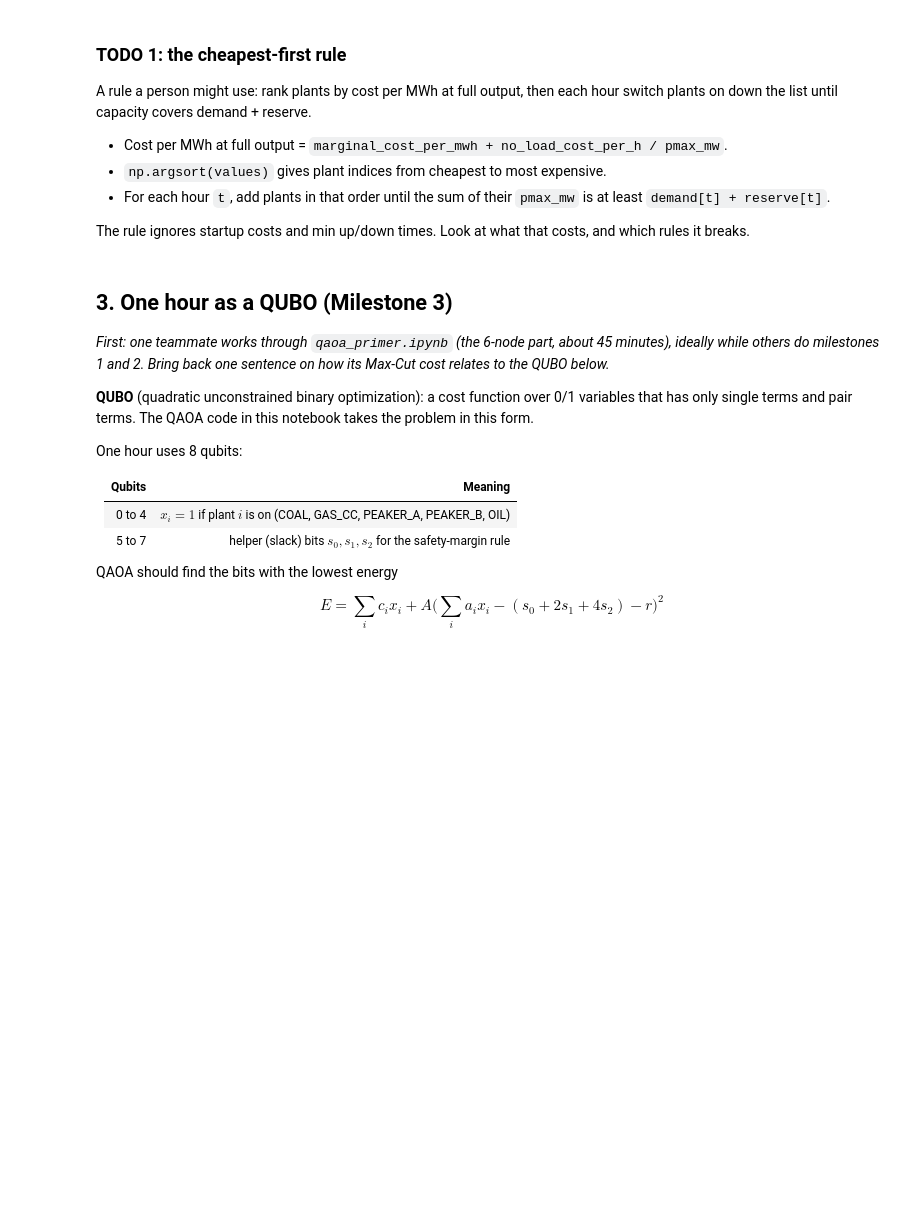
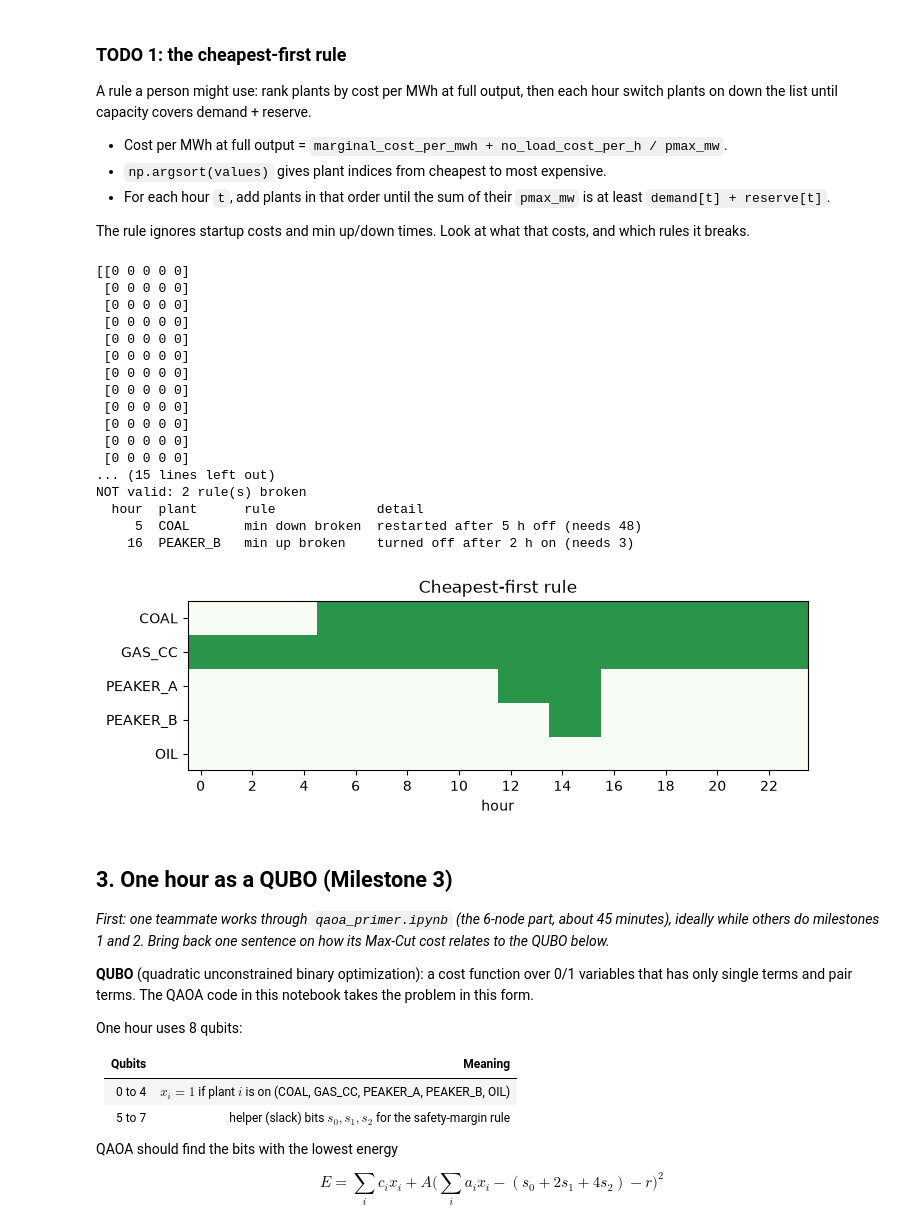
Before and after one commit to Gabriel-Welsh/tn-quantum-hackathon, a Jupyter notebook: 3-tva-plant-scheduling/starter.ipynb, the cells around one changed output. Drawn from its saved outputs; the diff is of its cells as text; code cells hidden in the pictures; blank space fills up the shorter version.

```diff
--- a/3-tva-plant-scheduling/starter.ipynb
+++ b/3-tva-plant-scheduling/starter.ipynb
@@ -151,3 +157,52 @@ plt.show()
+# %%
+def cheapest_first(plants, demand, reserve):
+    # Returns a (hours x plants) array of 0/1.
+    schedule = np.zeros((len(demand), len(plants)), dtype=int)
+    # Lucas
+    sorted_output = np.array([(plant["marginal_cost_per_mwh"] + plant["no_load_cost_per_h"]) / plant["pmax_mw"] for plant in plants])
+    ordered_plants = np.argsort(sorted_output)
+    print(plants[0])
+
+    for t in range(len(demand)):
+        capacity = 0
+        needed = demand[t]+reserve[t]
+
+        for i in ordered_plants:
+            if capacity >= needed:
+                break
+            schedule[t,i] = 1
+            capacity +=plants[i]["pmax_mw"]
+    return schedule
+
+
+
+    raise NotImplementedError("TODO 1: write the cheapest-first rule")
+    return schedule
+
+
+rule_schedule = cheapest_first(plants, demand, reserve)
+rule_result = check_schedule(plants, demand, reserve, rule_schedule, milp_cost=milp_cost)
+plot_schedule(rule_schedule, "Cheapest-first rule")
+plt.show()
+# %% [output]
+[[0 0 0 0 0]
+ [0 0 0 0 0]
+ [0 0 0 0 0]
+ [0 0 0 0 0]
+ [0 0 0 0 0]
+ [0 0 0 0 0]
+ [0 0 0 0 0]
+ [0 0 0 0 0]
+ [0 0 0 0 0]
+ [0 0 0 0 0]
+ [0 0 0 0 0]
+ [0 0 0 0 0]
+... (15 lines left out)
+NOT valid: 2 rule(s) broken
+  hour  plant      rule             detail
+     5  COAL       min down broken  restarted after 5 h off (needs 48)
+    16  PEAKER_B   min up broken    turned off after 2 h on (needs 3)
+[figure, added]
 # %% [markdown]
 ## 3. One hour as a QUBO (Milestone 3)
 
```
Also changed, not shown: parts of 5 cells of this notebook.
